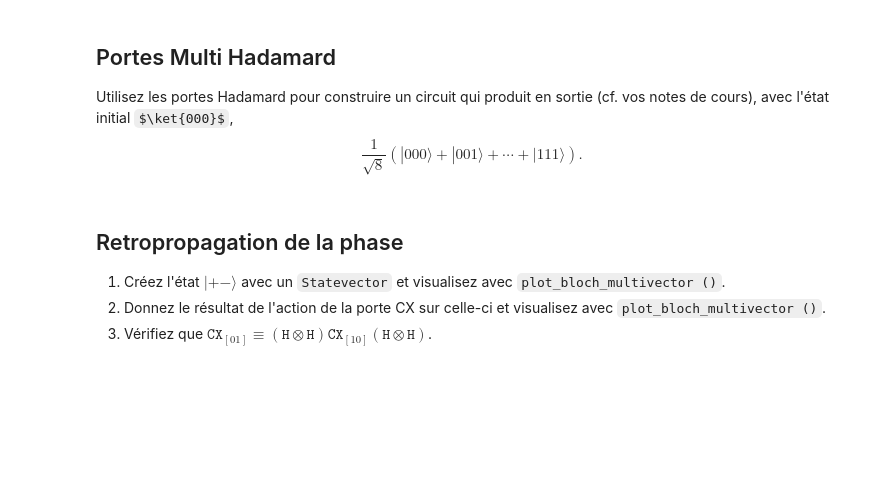
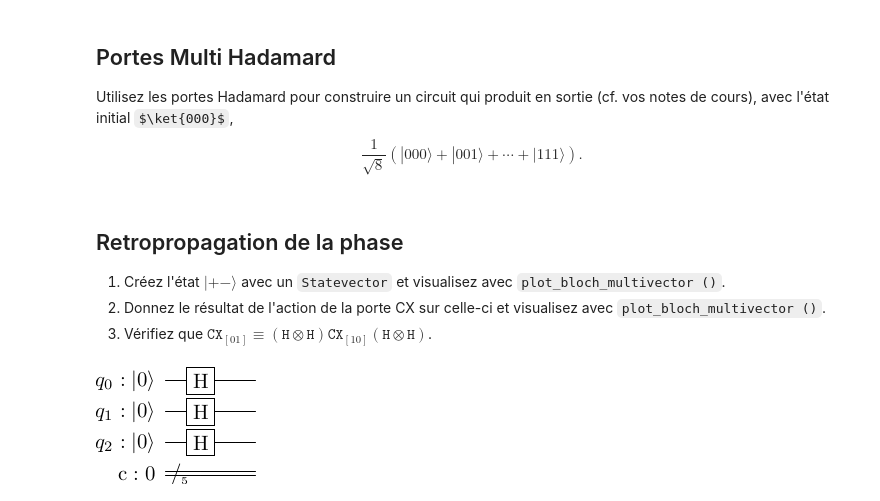
Before and after one commit to TchapetNjafa/PHY4268_Tutoriels_2024, a Jupyter notebook: PHY4268_Tutorial 7 - Survey of quantum gates operations_ 240531-test.ipynb, the cells around one changed output. Cells and saved outputs as stored; diff of their text form; code cells hidden in the pictures; some formulas as TeX source; blank space fills up the shorter version.

```diff
--- a/PHY4268_Tutorial 7 - Survey of quantum gates operations_ 240531-test.ipynb
+++ b/PHY4268_Tutorial 7 - Survey of quantum gates operations_ 240531-test.ipynb
@@ -576,3 +619,12 @@ Utilisez les portes Hadamard pour construire un circuit qui produit en sortie (c
 1. Créez l'état $|+-\rangle$ avec un `Statevector` et visualisez avec `plot_bloch_multivector ()`.
 2. Donnez le résultat de l'action de la porte CX sur celle-ci et visualisez avec `plot_bloch_multivector ()`.
 3. Vérifiez que $\mathtt{CX}_{[01]}\equiv\mathtt{(H\otimes H)}\mathtt{CX}_{[10]}\mathtt{(H\otimes H)}$.
+# %%
+from qiskit import QuantumCircuit
+qc = QuantumCircuit(3,5)
+qc.h(0)
+qc.h(1)
+qc.h(2)
+qc.draw('latex', initial_state=True)
+# %% [output]
+[figure, added]
```
Also changed, not shown: parts of 21 cells of this notebook, 3 other files.
